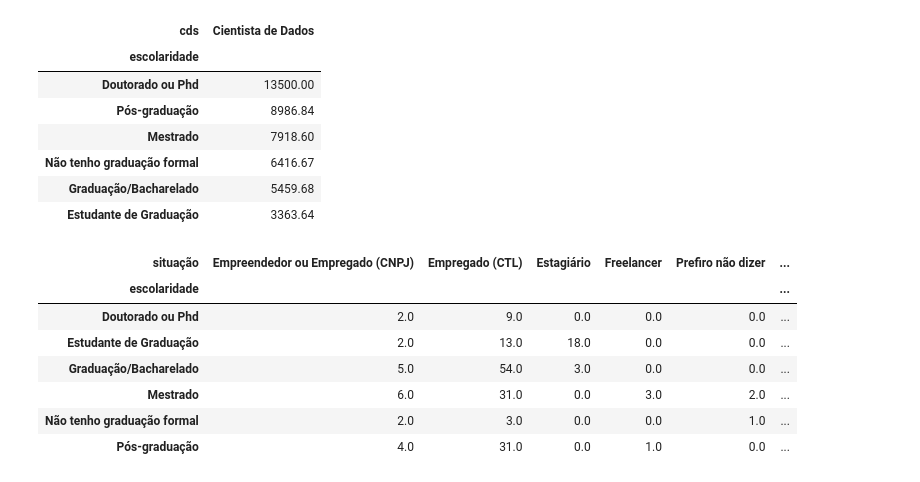
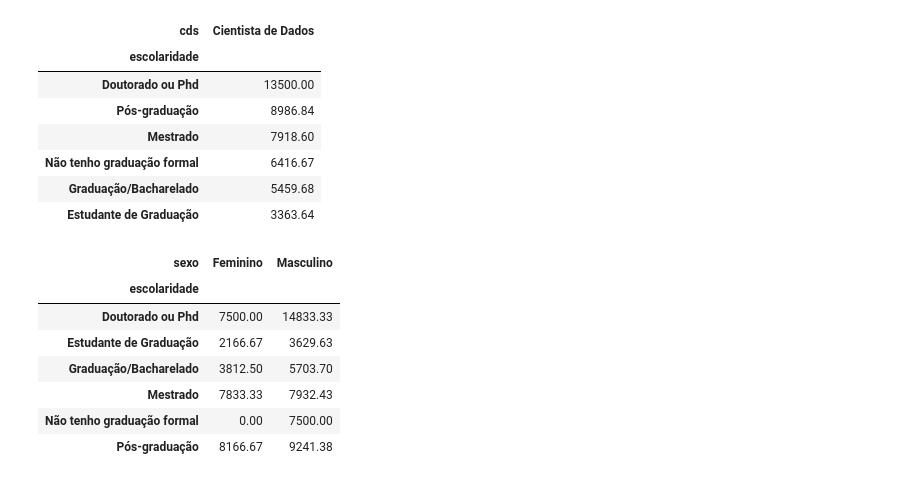
Before and after one commit to victorsponc/cientistas-de-dados-brasil, a Jupyter notebook: Análise_perfil_cientistas_de_dados_Brasil_Victor_Sponchiado.ipynb, the cells around one changed output. Drawn from its saved outputs; the diff is of its cells as text; code cells hidden in the pictures.

```diff
--- a/Análise_perfil_cientistas_de_dados_Brasil_Victor_Sponchiado.ipynb
+++ b/Análise_perfil_cientistas_de_dados_Brasil_Victor_Sponchiado.ipynb
@@ -482,14 +491,13 @@ esc.sort_values(['Cientista de Dados'], ascending = False)
 | Graduação/Bacharelado | 5459.68 |
 | Estudante de Graduação | 3363.64 |
 # %%
-val = dados.groupby("escolaridade")["situação"].value_counts().unstack().fillna(0)
-val
+dados.groupby(['escolaridade', 'sexo'])["salario"].mean().unstack().fillna(0).round(2)
 # %% [output]
-| situação | Empreendedor ou Empregado (CNPJ) | Empregado (CTL) | Estagiário | Freelancer | Prefiro não dizer | ... |
-| escolaridade |  |  |  |  |  | ... |
-| Doutorado ou Phd | 2.0 | 9.0 | 0.0 | 0.0 | 0.0 | ... |
-| Estudante de Graduação | 2.0 | 13.0 | 18.0 | 0.0 | 0.0 | ... |
-| Graduação/Bacharelado | 5.0 | 54.0 | 3.0 | 0.0 | 0.0 | ... |
-| Mestrado | 6.0 | 31.0 | 0.0 | 3.0 | 2.0 | ... |
-| Não tenho graduação formal | 2.0 | 3.0 | 0.0 | 0.0 | 1.0 | ... |
-| Pós-graduação | 4.0 | 31.0 | 0.0 | 1.0 | 0.0 | ... |
+| sexo | Feminino | Masculino |
+| escolaridade |  |  |
+| Doutorado ou Phd | 7500.00 | 14833.33 |
+| Estudante de Graduação | 2166.67 | 3629.63 |
+| Graduação/Bacharelado | 3812.50 | 5703.70 |
+| Mestrado | 7833.33 | 7932.43 |
+| Não tenho graduação formal | 0.00 | 7500.00 |
+| Pós-graduação | 8166.67 | 9241.38 |
```
Also changed, not shown: parts of 24 cells of this notebook.
